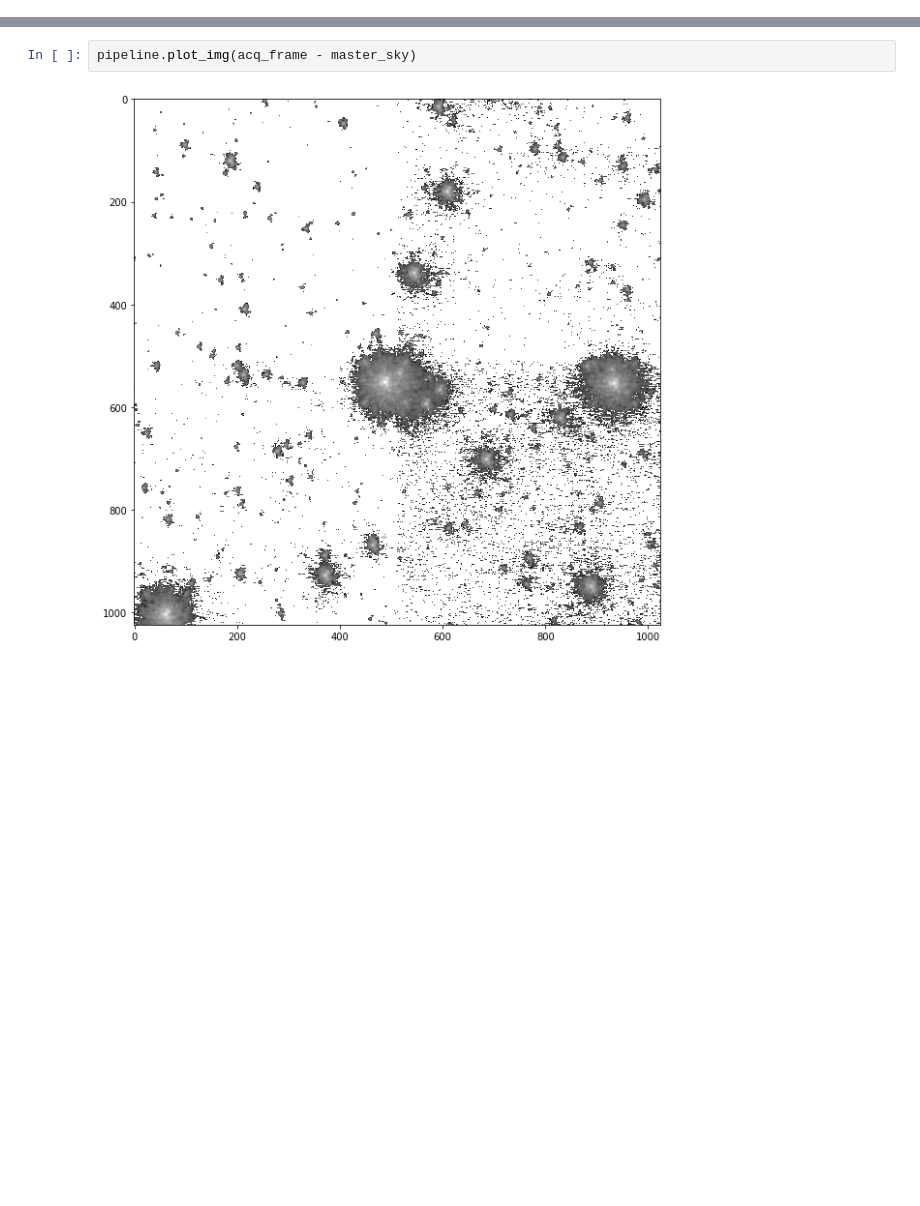
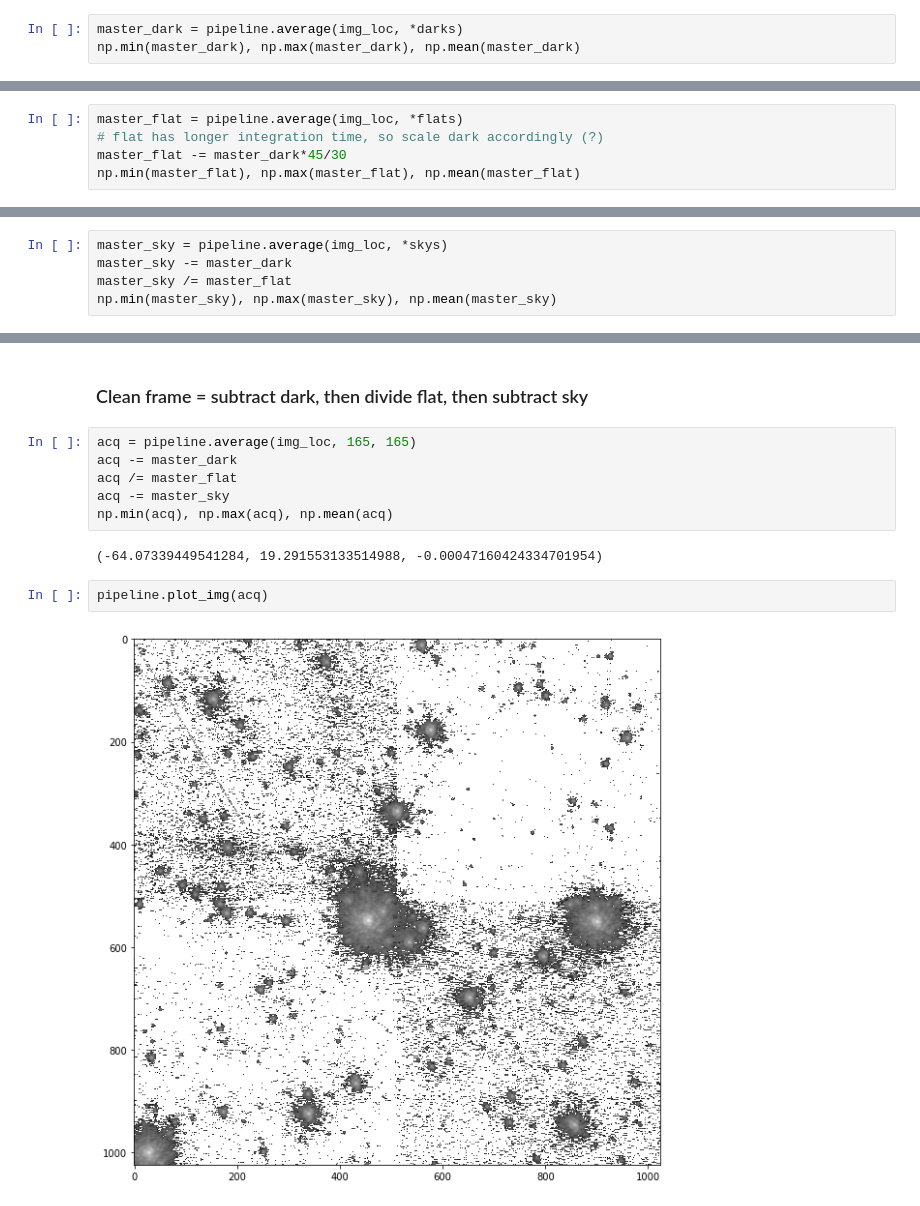
Before and after one commit to tiffchien/Astro203_lab1, a Jupyter notebook: test.ipynb, the cells around one changed output, grey strips where cells are left out. Cells and saved outputs as stored; diff of their text form; blank space fills up the shorter version.

Commit message:
test.ipynb now contains (kind of) a full processing of an acquisition image

```diff
--- a/test.ipynb
+++ b/test.ipynb
@@ -20,0 +17,3 @@ master_sky.shape
+# %%
+master_dark = pipeline.average(img_loc, *darks)
+np.min(master_dark), np.max(master_dark), np.mean(master_dark)
@@ -20,0 +39,5 @@ master_sky.shape
+# %%
+master_flat = pipeline.average(img_loc, *flats)
+# flat has longer integration time, so scale dark accordingly (?)
+master_flat -= master_dark*45/30
+np.min(master_flat), np.max(master_flat), np.mean(master_flat)
@@ -20,0 +65,5 @@ master_sky.shape
+# %%
+master_sky = pipeline.average(img_loc, *skys)
+master_sky -= master_dark
+master_sky /= master_flat
+np.min(master_sky), np.max(master_sky), np.mean(master_sky)
@@ -30,4 +76,14 @@ pipeline.plot_img(acq_frame)
+# %% [markdown]
+### Clean frame = subtract dark, then divide flat, then subtract sky
+# %%
+acq = pipeline.average(img_loc, 165, 165)
+acq -= master_dark
+acq /= master_flat
+acq -= master_sky
+np.min(acq), np.max(acq), np.mean(acq)
+# %% [output]
+(-64.07339449541284, 19.291553133514988, -0.00047160424334701954)
 # %%
-pipeline.plot_img(acq_frame - master_sky)
+pipeline.plot_img(acq)
 # %% [output]
-[figure, old version]
+[figure, new version]
```
Also changed, not shown: parts of 28 cells of this notebook, 1 other file.
